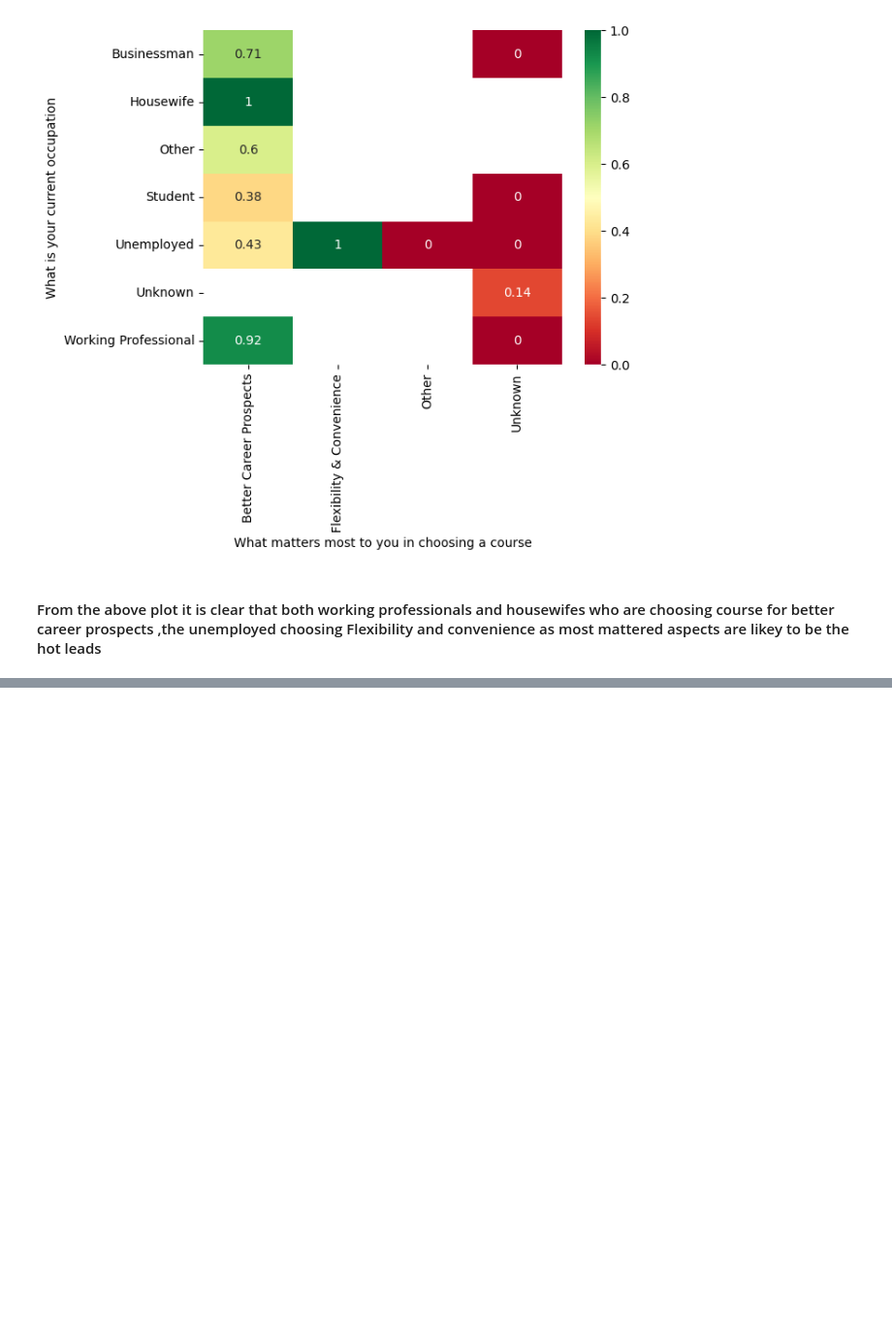
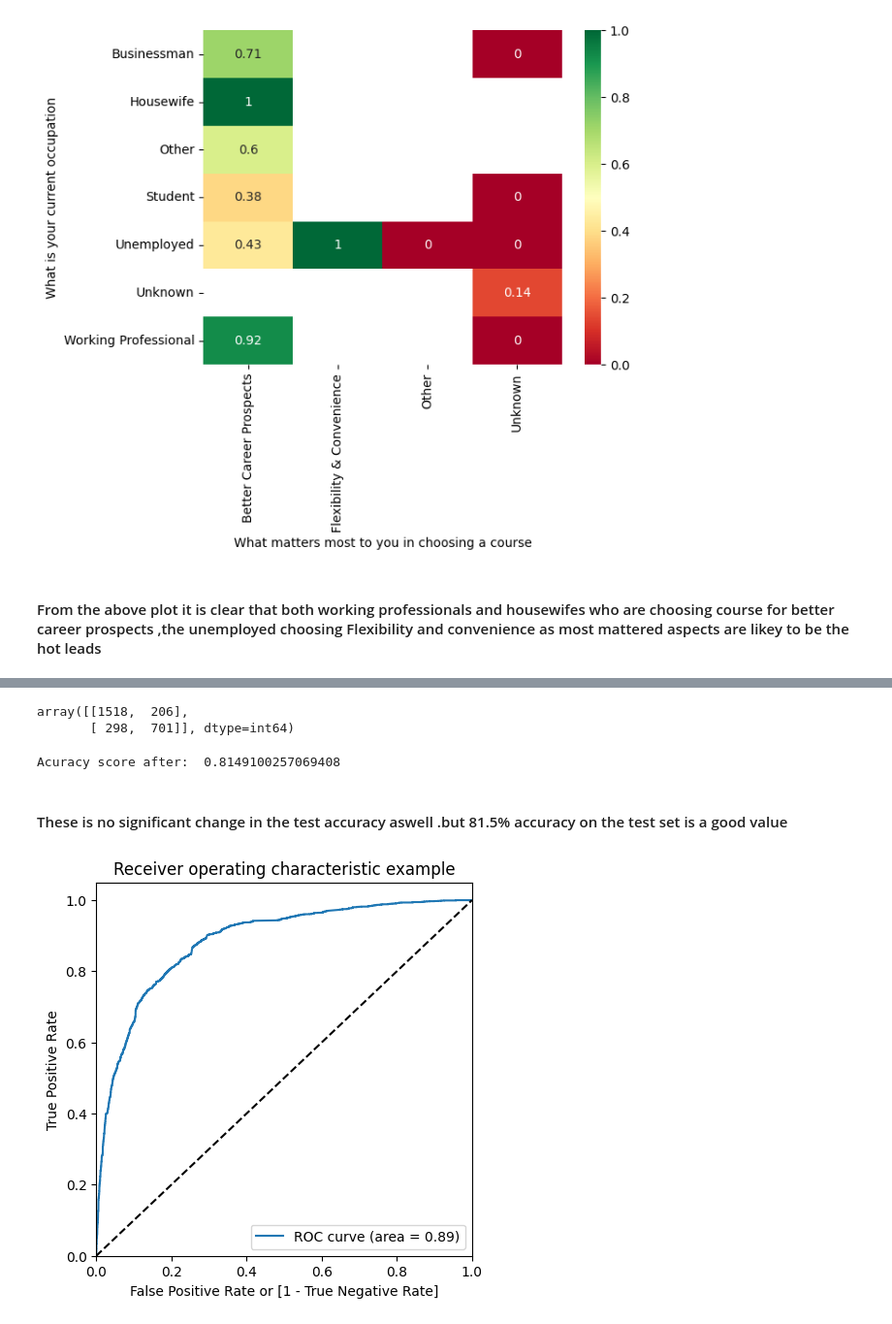
Before and after one commit to Karthikeya0143/lead-classifier, a Jupyter notebook: lead_classifier_lr.ipynb, the cells around one changed output, grey strips where cells are left out. Shown: that part at 97% size. Cells and saved outputs as stored; diff of their text form; code cells hidden in the pictures; blank space fills up the shorter version.

```diff
--- a/lead_classifier_lr.ipynb
+++ b/lead_classifier_lr.ipynb
@@ -316,0 +454,5 @@ ImportError: cannot import name 'sm' from 'statsmodels.api' (c:\Users\marap\AppD
+# %%
+X_train_sm1 = sm.add_constant(X_train[top_cols_1])
+logm2 = sm.GLM(y_train,X_train_sm1,family=sm.families.Binomial())
+res1 = logm2.fit()
+print(res1.summary())
@@ -316,0 +477,5 @@ ImportError: cannot import name 'sm' from 'statsmodels.api' (c:\Users\marap\AppD
+# %%
+y_train_con_prob1 = res1.predict(X_train_sm1)
+# %%
+y_train_pred_final1 = pd.DataFrame({'actual': y_train.values,'prob_prediction':y_train_con_prob1.values.reshape(-1)})
+y_train_pred_final1['predicted'] = y_train_pred_final1['prob_prediction'].apply(lambda x: 1 if x>=0.5 else 0)
@@ -316,0 +503,30 @@ ImportError: cannot import name 'sm' from 'statsmodels.api' (c:\Users\marap\AppD
+# %%
+# Let's take a look at the confusion matrix
+confusion = confusion_matrix(y_test_pred_final1['actual'], y_test_pred_final1['predicted'] )
+confusion
+# %% [output]
+array([[1518,  206],
+       [ 298,  701]], dtype=int64)
+# %%
+print("Acuracy score after: ",accuracy_score(y_test_pred_final1['predicted'],y_test_pred_final1['actual']))
+# %% [output]
+Acuracy score after:  0.8149100257069408
+# %% [markdown]
+#### These is no significant change in the test accuracy aswell .but 81.5% accuracy on the test set is a good value
+# %%
+def draw_roc( actual, probs ):
+    fpr, tpr, thresholds = roc_curve( actual, probs,
+                                              drop_intermediate = False )
+    auc_score = roc_auc_score( actual, probs )
+    plt.figure(figsize=(5, 5))
+    plt.plot( fpr, tpr, label='ROC curve (area = %0.2f)' % auc_score )
+    plt.plot([0, 1], [0, 1], 'k--')
+    plt.xlim([0.0, 1.0])
+    plt.ylim([0.0, 1.05])
+    plt.xlabel('False Positive Rate or [1 - True Negative Rate]')
+    plt.ylabel('True Positive Rate')
+    plt.title('Receiver operating characteristic example')
+    plt.legend(loc="lower right")
+    plt.show()
+
+    return None
@@ -316,0 +535,4 @@ ImportError: cannot import name 'sm' from 'statsmodels.api' (c:\Users\marap\AppD
+# %%
+draw_roc(y_train_pred_final1['actual'], y_train_pred_final1['prob_prediction'])
+# %% [output]
+[figure, added]
```
Also changed, not shown: parts of 58 cells of this notebook.
